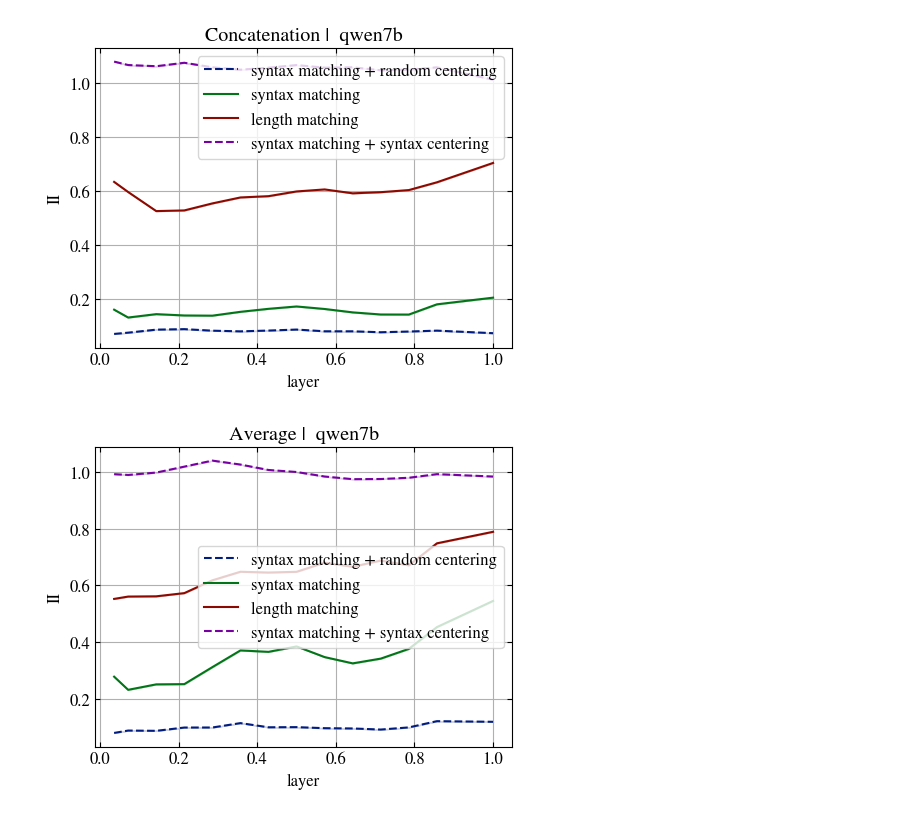
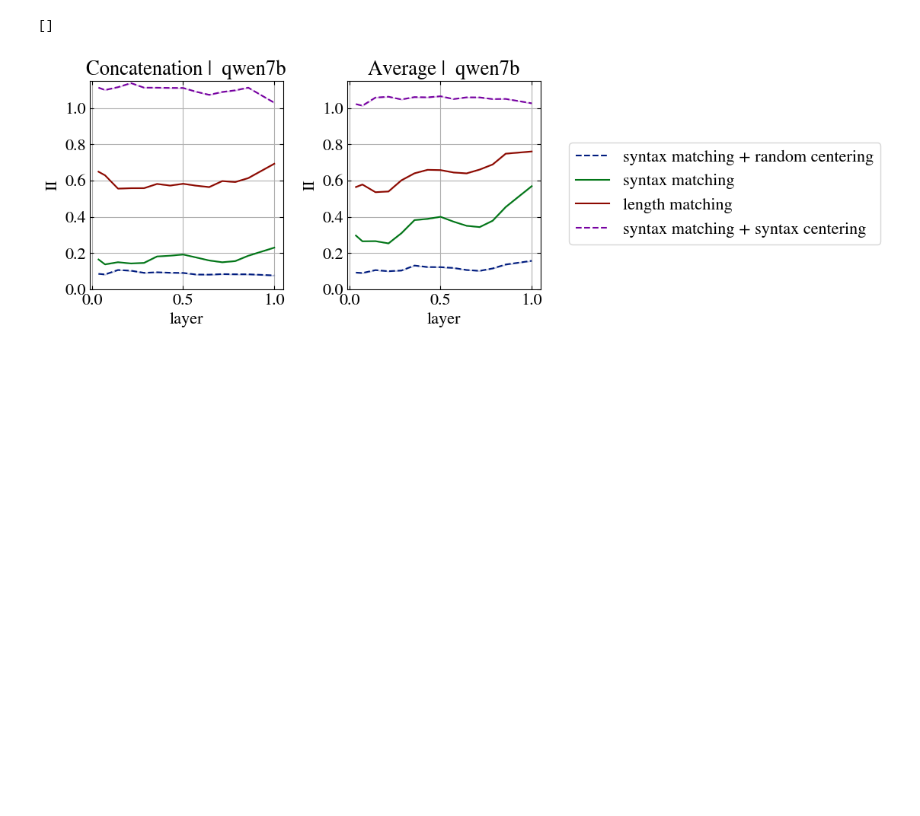
Before and after one commit to acevedo-s/syn-sem, a Jupyter notebook: syntax_similarity.ipynb, the cells around one changed output. Cells and saved outputs as stored; diff of their text form; code cells hidden in the pictures; blank space fills up the shorter version.

```diff
--- a/syntax_similarity.ipynb
+++ b/syntax_similarity.ipynb
@@ -9,7 +9,7 @@ from utils import makefolder,depths,reduce_list_half_preserve_extremes
 from geometry import *
 
 eps = 1E-7
-rcpsize = 12
+rcpsize = 16
 plt.rcParams['xtick.labelsize']= rcpsize
 plt.rcParams['ytick.labelsize']=rcpsize
 plt.rcParams['mathtext.fontset'] = 'stix'
@@ -43,7 +43,7 @@ languages = [
 batch_shuffle = 0
 centers_list = ['syn']
 min_token_length = 6
-n_files = 16
+n_files = 21
 batch_size = 100
 n_tokens_list = [min_token_length]
 avg_flags = [0,1]
@@ -54,9 +54,11 @@ zero_activations_list = [0]
 center_A_flags = [-1,0,1]
 center_B_flags = [-1,0,1]
 # %%
+fig,ax = plt.subplots(1,2,figsize=(7,4))
+
 for avg_id,avg_tokens in enumerate(avg_flags):
-  fig,ax = plt.subplots(1,figsize=(5,4))
   title = ' '
+  label = None
   plot_id = 0
   for number_of_languages in [None]:
     for zero_id,zero_activations in enumerate(zero_activations_list):
@@ -99,58 +101,61 @@ for avg_id,avg_tokens in enumerate(avg_flags):
                       layers_B = list(range(1,depths[modelB] + 1))
                       layers = np.array(reduce_list_half_preserve_extremes(layers_A),dtype=float)
                       layers /= depths[modelB]
                       color = colors[plot_id]
                       linestyle = '-'
                       if avg_tokens:
                         title = f'Average | '
                       else:
                         title = f'Concatenation | '
 
-                      label = ''
-                      if center_A_flag == 0:
-                        if match_var == 'mismatching':
-                          label += 'length matching'
-                        elif match_var == 'matching':
-                          label += 'syntax matching'
-                      if center_A_flag == -1:
-                        label += 'syntax matching + random centering'
-                      if center_A_flag == 1:
-                        label += 'syntax matching + syntax centering'
+                      if avg_id == 0:
+                        label = ''
+                        if center_A_flag == 0:
+                          if match_var == 'mismatching':
+                            label += 'length matching'
+                          elif match_var == 'matching':
+                            label += 'syntax matching'
+                        if center_A_flag == -1:
+                          label += 'syntax matching + random centering'
+                        if center_A_flag == 1:
+                          label += 'syntax matching + syntax centering'
 
                       for II_index in range(1):
-                        ax.plot(layers,
+                        ax[avg_id].plot(layers,
                                 inf_imb[II_index].diagonal(),
                                 label=label,
                                 linestyle=_linestyles[np.abs(center_A_flag)],
                                 color=color,
                                 )
-                        ax.fill_between(layers,
+                        ax[avg_id].fill_between(layers,
                                         inf_imb[II_index].diagonal() - std[II_index].diagonal(),
                                         inf_imb[II_index].diagonal() + std[II_index].diagonal(),
                                         alpha=0.2,
                                         color=color,
                                         )
                       plot_id += 1
+  ax[avg_id].set_ylabel('II')
+  ax[avg_id].set_xlabel('layer')
+  ax[avg_id].set_title(title + f' {modelA}')
 
-  ax.legend()
-  ax.set_xlabel('layer')
-  ax.set_ylabel('II')
-  ax.set_title(title + f' {modelA}')
+  ax[avg_id].grid()
 
-  # box = ax.get_position()
-  # ax.set_position([box.x0, box.y0, box.width * 0.8, box.height])
-  # ax.legend(loc='center left', bbox_to_anchor=(1, 0.5))
-  ax.legend()
-  ax.grid()
-
-  ax.tick_params(
+  ax[avg_id].tick_params(
       top=True, bottom=True, left=True, right=True,  # enable ticks
       labeltop=False, labelbottom=True, labelleft=True, labelright=False, # enable labels if needed
       direction='in'  # ticks point inward
       )
-  os.makedirs('results/figs', exist_ok=True)
-  fig.savefig(f'results/figs/syntax_similarity_{modelA}_avg_{avg_tokens}.pdf', bbox_inches='tight')
-  plt.plot()
+
+  ax[avg_id].set_ylim(0,1.15)
+
+
+box = ax[1].get_position()
+ax[1].set_position([box.x0, box.y0, box.width * 0.9, box.height])
+fig.legend(loc='center left', bbox_to_anchor=(1, 0.5))
+
+os.makedirs('results/figs', exist_ok=True)
+fig.savefig(f'results/figs/syntax_similarity_{modelA}.pdf', bbox_inches='tight')
+plt.plot()
 # %% [output]
+[]
-[figure, old version]
+[figure, new version]
-[figure, removed]
```
Also changed, not shown: 19 other files.
